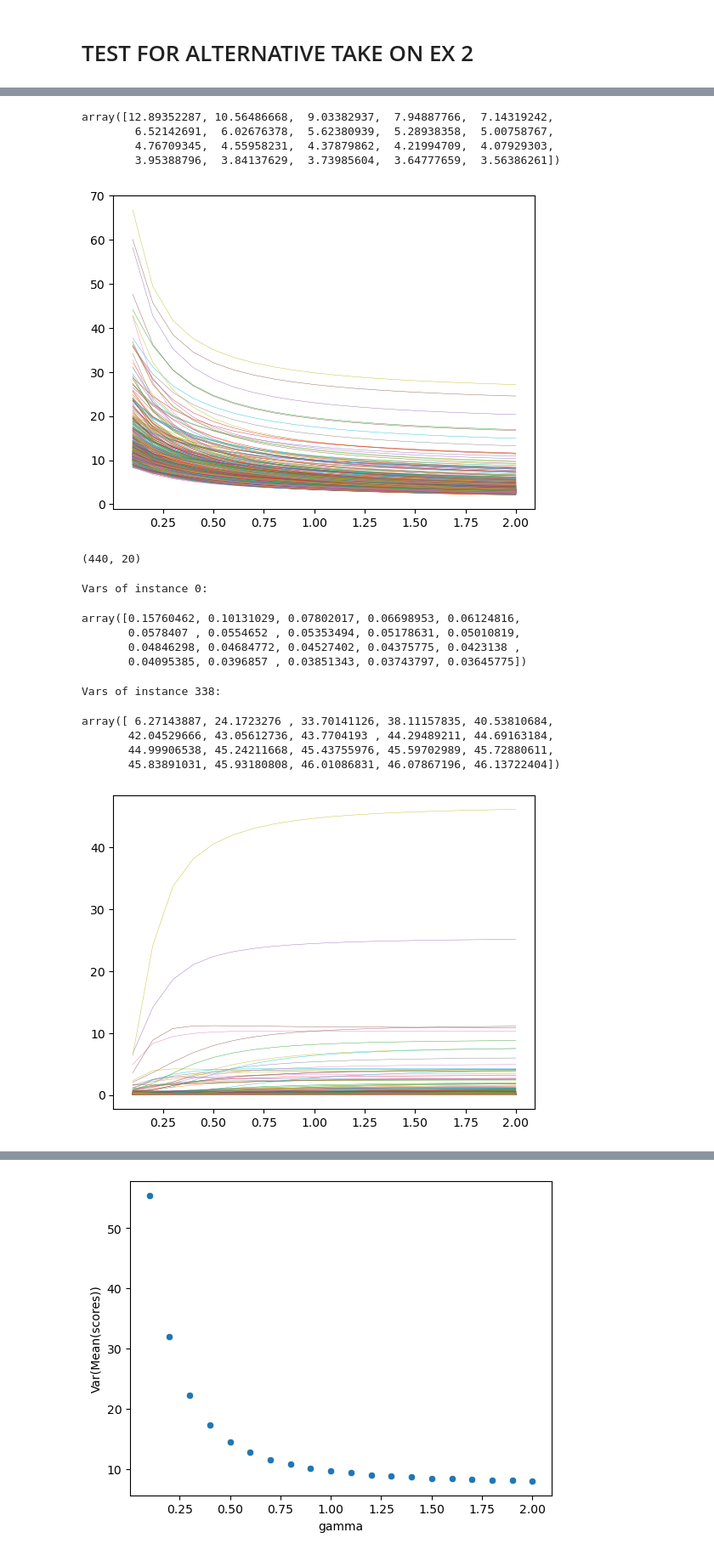
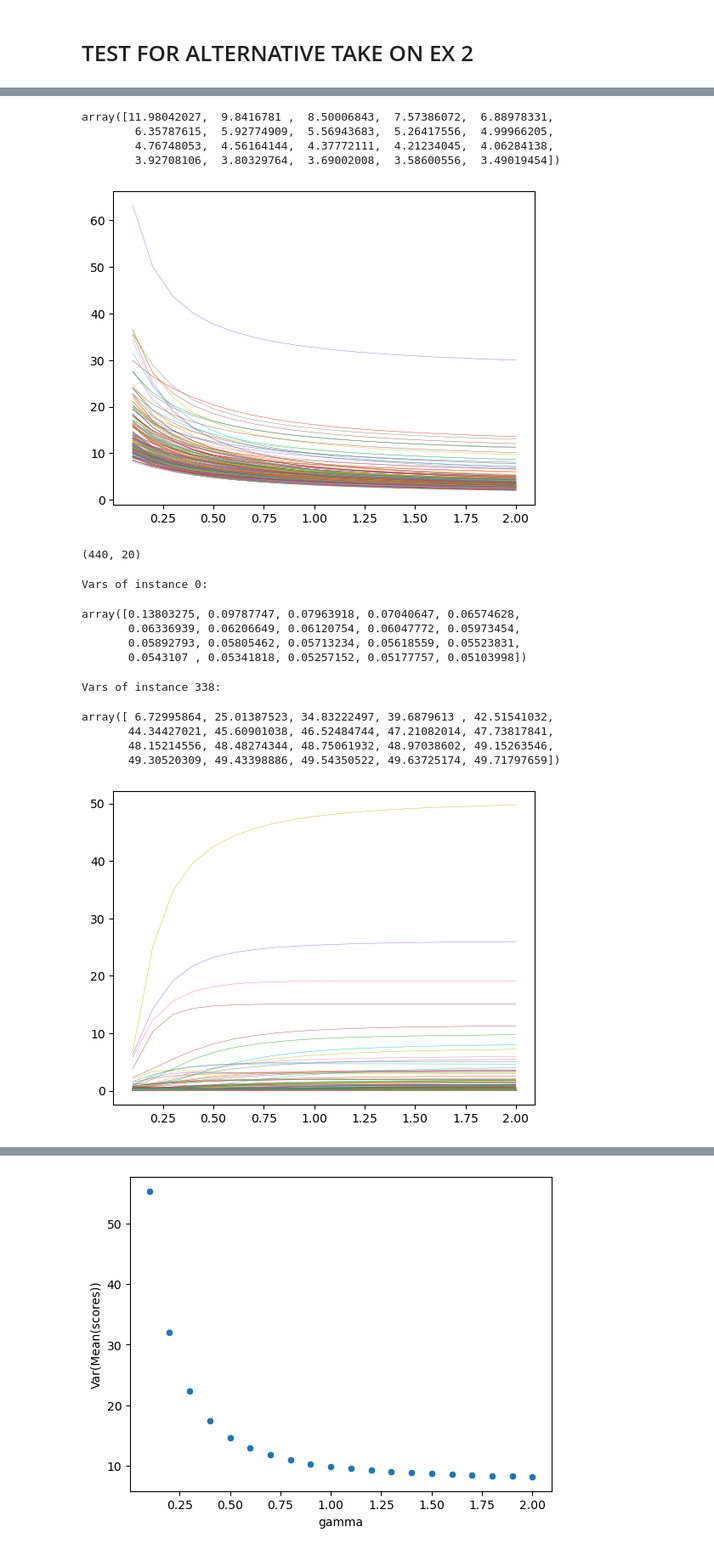
Before and after one commit to jascha-je/LabML4DS, a Jupyter notebook: p1/p1_jascha_test.ipynb, the cells around one changed output, grey strips where cells are left out. Shown at 85% size. Saved outputs shown, nothing was run; the diff lists cells and outputs as text; code cells hidden in the pictures.

Commit message:
changes bootstrap to only use in sample instances

```diff
--- a/p1/p1_jascha_test.ipynb
+++ b/p1/p1_jascha_test.ipynb
@@ -259,18 +260,29 @@ def clean_distances(z):
 # %%
-N_BOOTSTRAP = 100
+N_BOOTSTRAP = 1000
 gamma_range = np.linspace(0.1, 2, 20)
 
-scores = np.zeros((len(df), N_BOOTSTRAP, len(gamma_range)))
+scores = np.full((len(df), N_BOOTSTRAP, len(gamma_range)), np.nan)
 
 
 for i in range(0, N_BOOTSTRAP):
-    # randomly sample 50% of df
+
     sample = df.sample(frac=0.5)
 
+    # USE ALL INSTANCES
+    # nbrs = NearestNeighbors(n_neighbors=len(sample), algorithm="ball_tree").fit(sample)
+    # distances, indices = nbrs.kneighbors(df)
+    # distances = np.apply_along_axis(clean_distances, 1, distances)
+    # distances = np.square(distances)
+
+    # for j, gamma in enumerate(gamma_range):
+    #     scores[:, i, j] = np.apply_along_axis(softmin_og, 1, distances, gamma)
+
+
+    # TODO all instanes or only those in sample???
+    # USE ONLY IN SAMPLE
     nbrs = NearestNeighbors(n_neighbors=len(sample), algorithm="ball_tree").fit(sample)
-    distances, indices = nbrs.kneighbors(df)                                                    # TODO all instanes or only those in sample???
-    distances = np.apply_along_axis(clean_distances, 1, distances)
-    distances = np.square(distances)
+    distances, indices = nbrs.kneighbors(sample)
+    distances = np.square(distances[:, 1:])
 
     for j, gamma in enumerate(gamma_range):
-        scores[:, i, j] = np.apply_along_axis(softmin_og, 1, distances, gamma)
+        scores[sample.index, i, j] = np.apply_along_axis(softmin_og, 1, distances, gamma)
@@ -282,46 +301,47 @@ scores.shape
 # instance 0, first bootstrap sample, all values for gamma
 display(scores[0, 0])
 
+# first bootstrap sample, all instances per gamma
 for i in range(len(scores)):
     plt.plot(gamma_range, scores[i, 0], linewidth=0.3)
 plt.show()
 # %% [output]
-array([12.89352287, 10.56486668,  9.03382937,  7.94887766,  7.14319242,
-        6.52142691,  6.02676378,  5.62380939,  5.28938358,  5.00758767,
-        4.76709345,  4.55958231,  4.37879862,  4.21994709,  4.07929303,
-        3.95388796,  3.84137629,  3.73985604,  3.64777659,  3.56386261])
+array([11.98042027,  9.8416781 ,  8.50006843,  7.57386072,  6.88978331,
+        6.35787615,  5.92774909,  5.56943683,  5.26417556,  4.99966205,
+        4.76748053,  4.56164144,  4.37772111,  4.21234045,  4.06284138,
+        3.92708106,  3.80329764,  3.69002008,  3.58600556,  3.49019454])
-[figure, old version]
+[figure, new version]
 # %%
 # calculate the spread over bootstrap dimension
-spread = np.var(scores, axis=1)
+spread = np.nanvar(scores, axis=1)
 
 display(spread.shape)
 print("Vars of instance 0:")
 display(spread[0])
 
 print("Vars of instance 338:")
 display(spread[338])
 
 # high values (variances) => anomaly score varied more in bootstrap samples => outlier scoring of instance is not so robust (it varies with sample)
 
 # we want detection to be robust => so to have a low variance during bootstrap experiments
 
 # all spreads per instances
 for i in range(len(scores)):
     plt.plot(gamma_range, spread[i], linewidth=0.3)
 plt.show()
 # %% [output]
 (440, 20)
 Vars of instance 0:
-array([0.15760462, 0.10131029, 0.07802017, 0.06698953, 0.06124816,
-       0.0578407 , 0.0554652 , 0.05353494, 0.05178631, 0.05010819,
-       0.04846298, 0.04684772, 0.04527402, 0.04375775, 0.0423138 ,
-       0.04095385, 0.0396857 , 0.03851343, 0.03743797, 0.03645775])
+array([0.13803275, 0.09787747, 0.07963918, 0.07040647, 0.06574628,
+       0.06336939, 0.06206649, 0.06120754, 0.06047772, 0.05973454,
+       0.05892793, 0.05805462, 0.05713234, 0.05618559, 0.05523831,
+       0.0543107 , 0.05341818, 0.05257152, 0.05177757, 0.05103998])
 Vars of instance 338:
-array([ 6.27143887, 24.1723276 , 33.70141126, 38.11157835, 40.53810684,
-       42.04529666, 43.05612736, 43.7704193 , 44.29489211, 44.69163184,
-       44.99906538, 45.24211668, 45.43755976, 45.59702989, 45.72880611,
-       45.83891031, 45.93180808, 46.01086831, 46.07867196, 46.13722404])
+array([ 6.72995864, 25.01387523, 34.83222497, 39.6879613 , 42.51541032,
+       44.34427021, 45.60901038, 46.52484744, 47.21082014, 47.73817841,
+       48.15214556, 48.48274344, 48.75061932, 48.97038602, 49.15263546,
+       49.30520309, 49.43398886, 49.54350522, 49.63725174, 49.71797659])
-[figure, old version]
+[figure, new version]
 # %%
 # gamma high => less points taken into account => on average higher variance (and less robust, right?)
```
Also changed, not shown: parts of 8 cells of this notebook.
